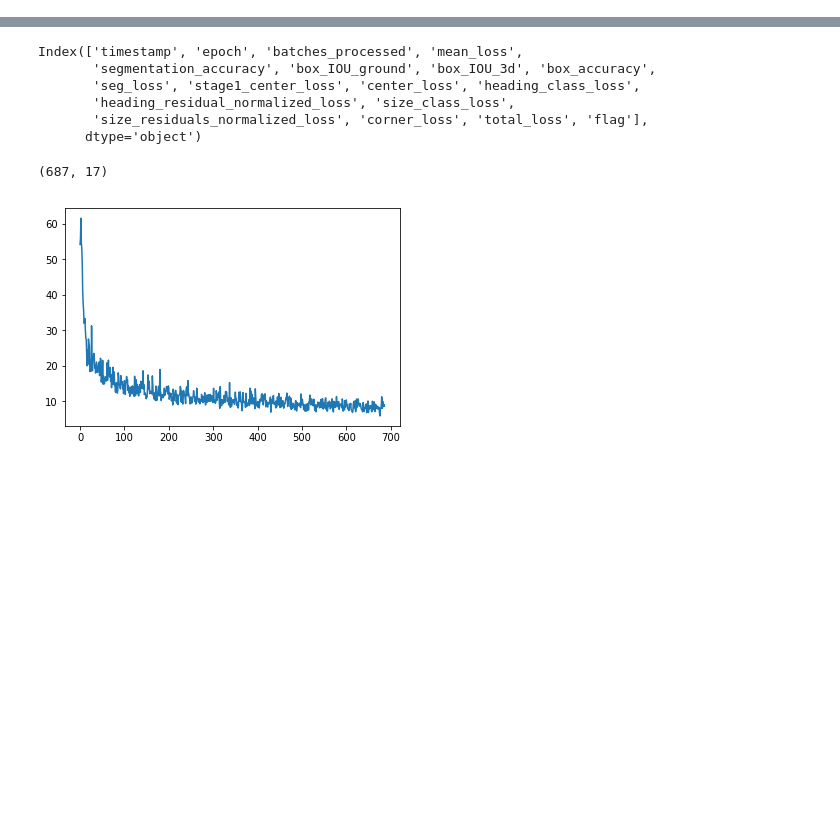
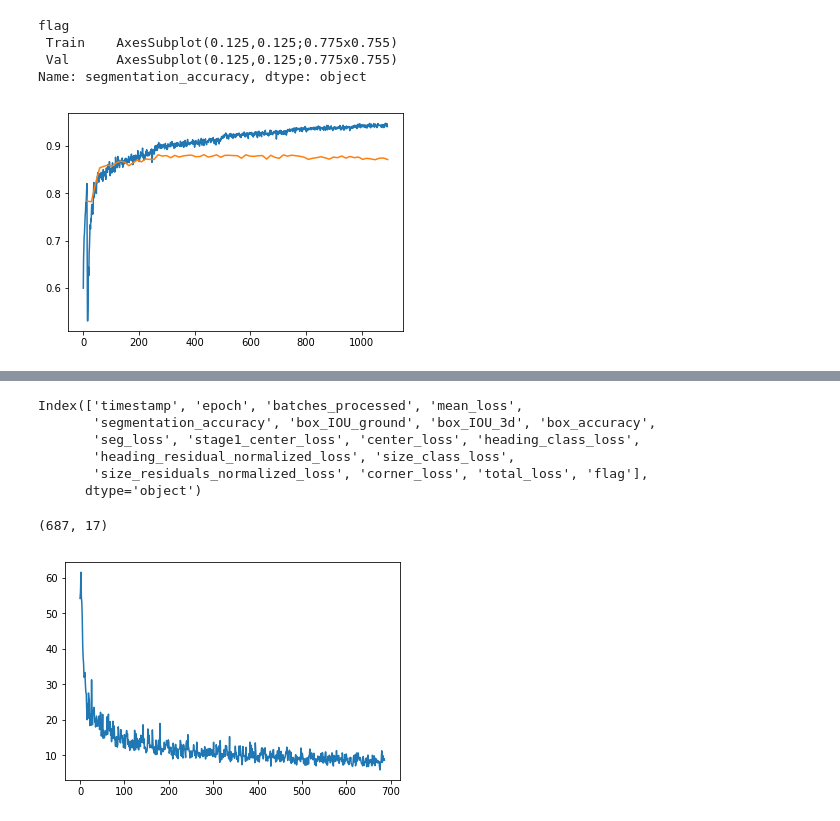
Before and after one commit to aelskhawy/own_adl4cv, a Jupyter notebook: read_logs.ipynb, the cells around one changed output, grey strips where cells are left out. Saved outputs shown, nothing was run; the diff lists cells and outputs as text; code cells hidden in the pictures; blank space fills up the shorter version.

```diff
--- a/read_logs.ipynb
+++ b/read_logs.ipynb
@@ -24,0 +28,8 @@ df.head()
+# %%
+df.groupby('flag')['segmentation_accuracy'].plot()
+# %% [output]
+flag
+ Train    AxesSubplot(0.125,0.125;0.775x0.755)
+ Val      AxesSubplot(0.125,0.125;0.775x0.755)
+Name: segmentation_accuracy, dtype: object
+[figure, added]
```
Also changed, not shown: parts of 7 cells of this notebook, 8 other files.
